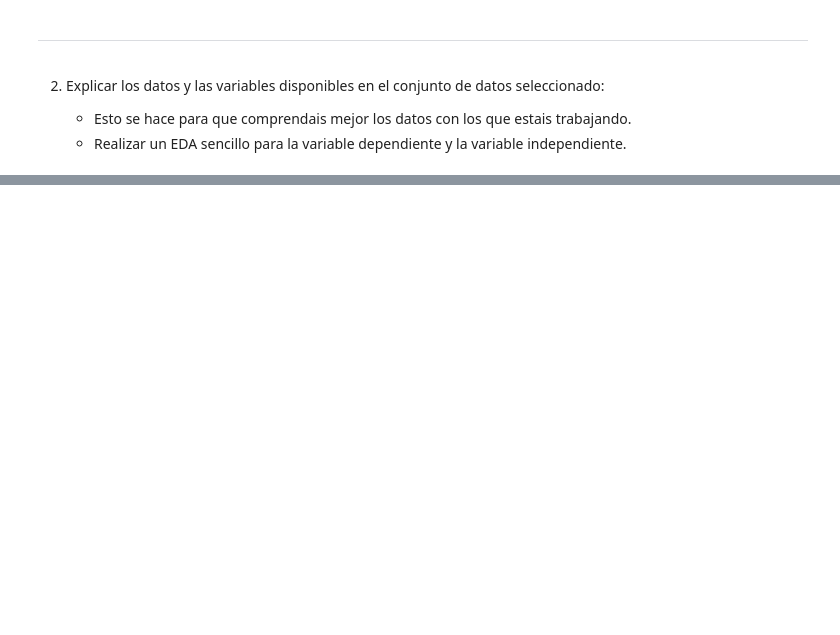
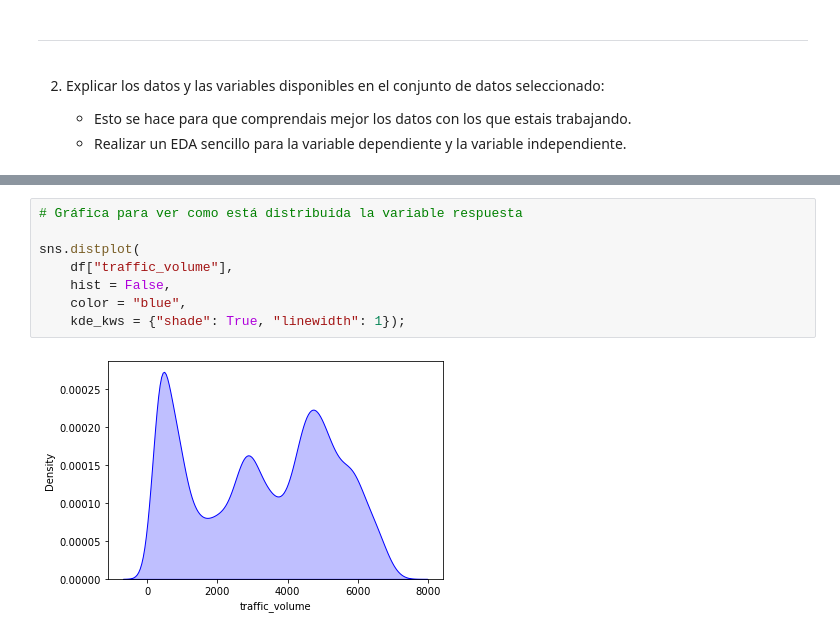
Before and after one commit to Adalab/DA-promo-c-modulo-3-sprint-1-Mina-Mai, a Jupyter notebook: Regresion_lineal/pp_regresion_lineal_I.ipynb, the cells around one changed output, grey strips where cells are left out. Cells and saved outputs as stored; diff of their text form; blank space fills up the shorter version.

```diff
--- a/Regresion_lineal/pp_regresion_lineal_I.ipynb
+++ b/Regresion_lineal/pp_regresion_lineal_I.ipynb
@@ -27,0 +144,10 @@ Los objetivos de hoy son:
+# %%
+# Gráfica para ver como está distribuida la variable respuesta
+
+sns.distplot(
+    df["traffic_volume"],
+    hist = False,
+    color = "blue",
+    kde_kws = {"shade": True, "linewidth": 1});
+# %% [output]
+[figure, added]
```
Also changed, not shown: parts of 17 cells of this notebook, 1 other file.
